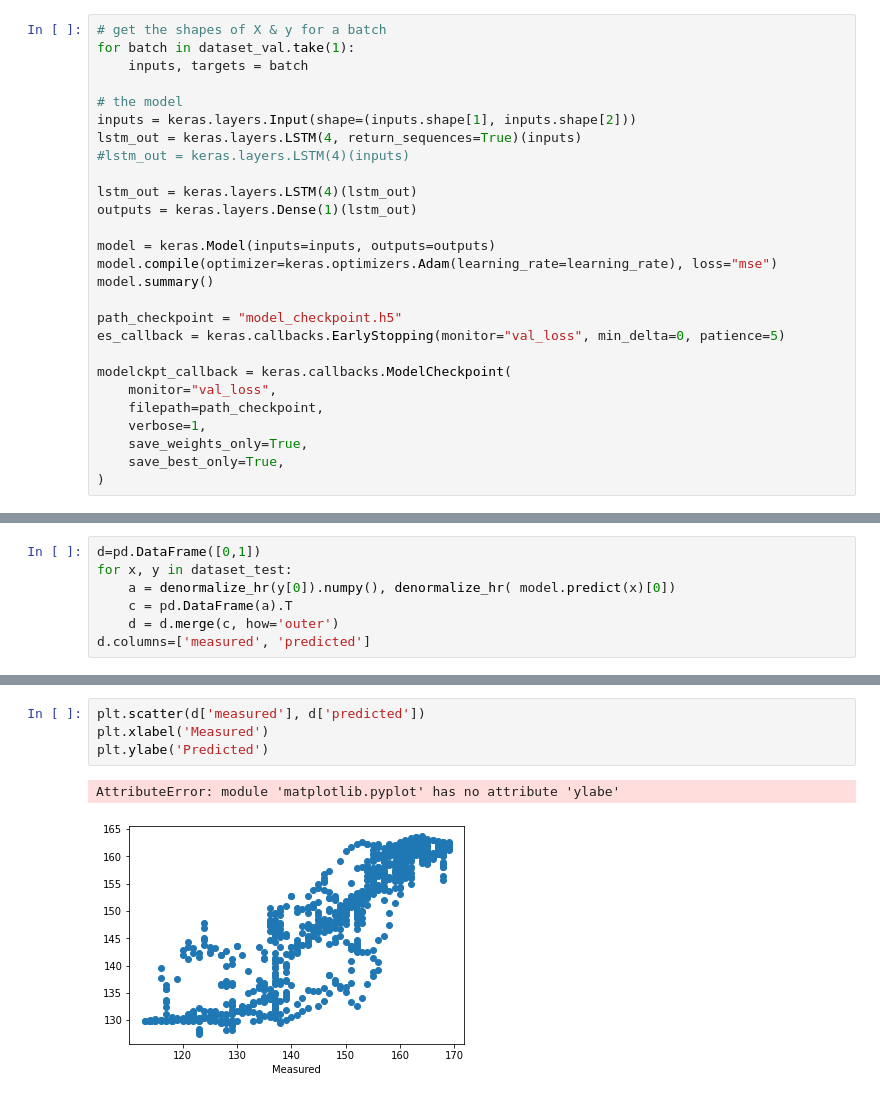
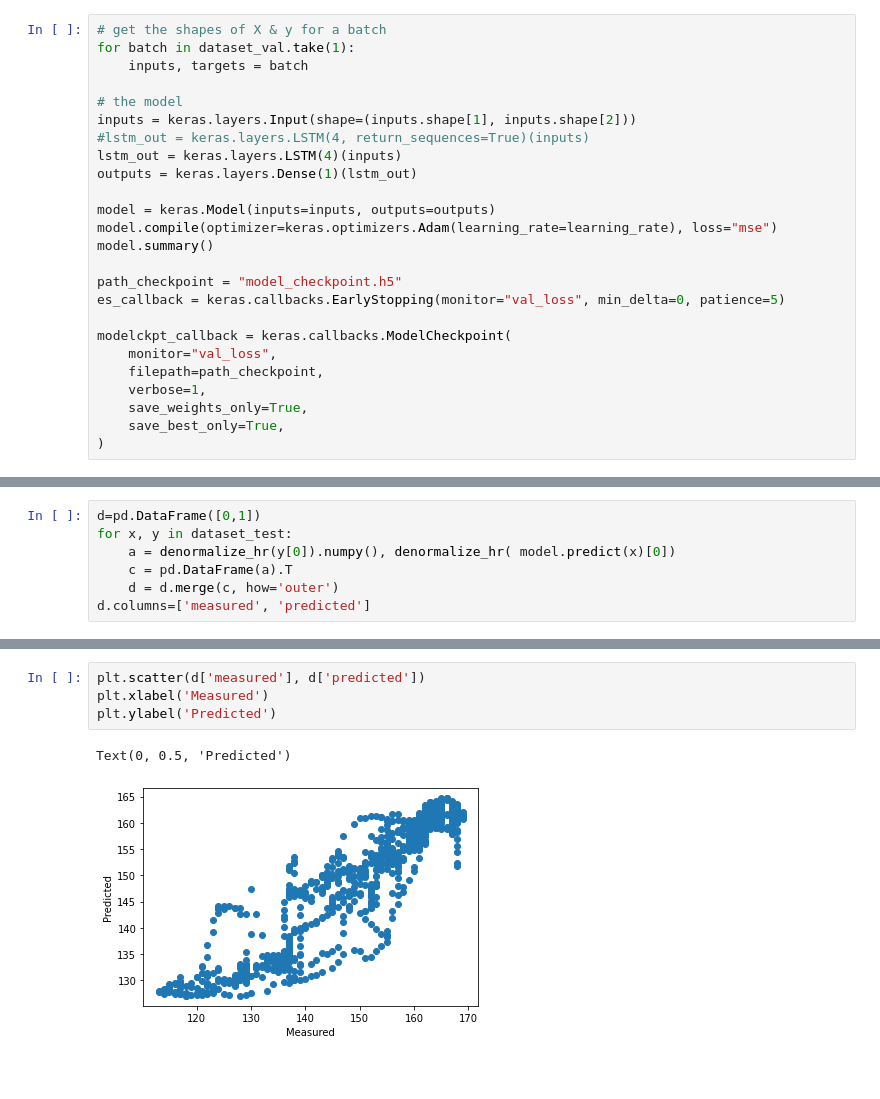
Before and after one commit to rikluost/athlete_hr_predict, a Jupyter notebook: 10_generator_and_model.ipynb, the cells around one changed output, grey strips where cells are left out. Drawn from its saved outputs; the diff is of its cells as text; blank space fills up the shorter version.

Commit message:
added graphs

```diff
--- a/10_generator_and_model.ipynb
+++ b/10_generator_and_model.ipynb
@@ -121,10 +121,8 @@ for batch in dataset_val.take(1):
 
 # the model
 inputs = keras.layers.Input(shape=(inputs.shape[1], inputs.shape[2]))
-lstm_out = keras.layers.LSTM(4, return_sequences=True)(inputs)
-#lstm_out = keras.layers.LSTM(4)(inputs)
-
-lstm_out = keras.layers.LSTM(4)(lstm_out)
+#lstm_out = keras.layers.LSTM(4, return_sequences=True)(inputs)
+lstm_out = keras.layers.LSTM(4)(inputs)
 outputs = keras.layers.Dense(1)(lstm_out)
 
 model = keras.Model(inputs=inputs, outputs=outputs)
@@ -323,7 +319,7 @@ d.plot(ylim=(100,180))
 # %%
 plt.scatter(d['measured'], d['predicted'])
 plt.xlabel('Measured')
-plt.ylabe('Predicted')
+plt.ylabel('Predicted')
 # %% [output]
-AttributeError: module 'matplotlib.pyplot' has no attribute 'ylabe'
+Text(0, 0.5, 'Predicted')
-[figure, old version]
+[figure, new version]
```
Also changed, not shown: parts of 5 cells of this notebook, 1 other file.
